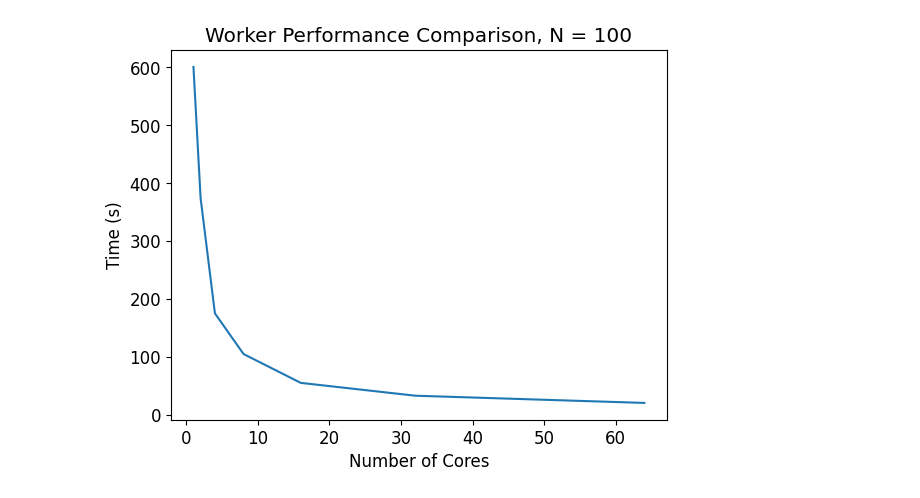
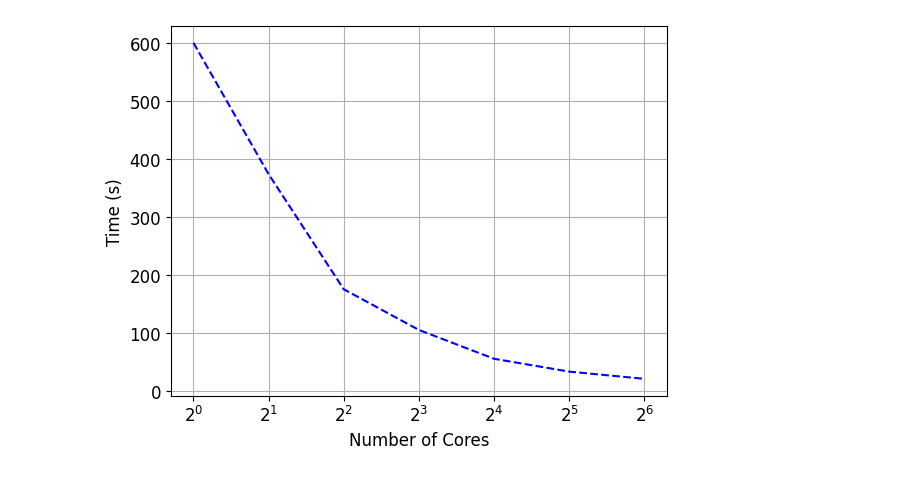
Before and after one commit to austinc21/HPC-Class, a Jupyter notebook: final_project/plots.ipynb, the cells around one changed output. Cells and saved outputs as stored; diff of their text form; code cells hidden in the pictures.

```diff
--- a/final_project/plots.ipynb
+++ b/final_project/plots.ipynb
@@ -25,11 +25,14 @@ plt.show()
 # %%
 # Worker Comparison
 cores = [1, 2, 4, 8, 16, 32, 64]
 cores_time = [600.89, 374.28, 175.60, 105.43, 55.63, 33.49, 21.05]
-plt.plot(cores, cores_time)
+plt.plot(cores, cores_time, linestyle = '--', color = 'blue')
+plt.xticks(cores, cores)
+plt.xscale('log', base=2)
+plt.grid()
 plt.xlabel('Number of Cores')
 plt.ylabel('Time (s)')
-plt.title('Worker Performance Comparison, N = 100')
+# plt.title('Worker Performance Comparison, N = 100')
 plt.show()
 # %% [output]
-[figure, old version]
+[figure, new version]
```
Also changed, not shown: parts of 1 cell of this notebook, 1 other file.
